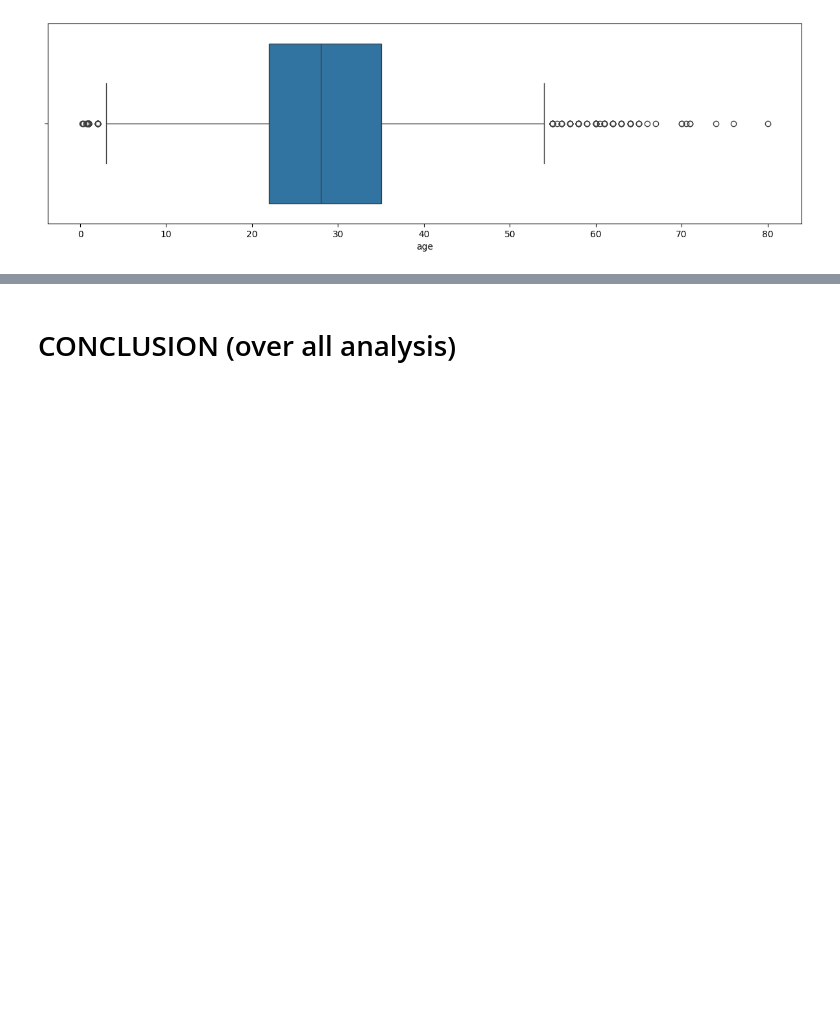
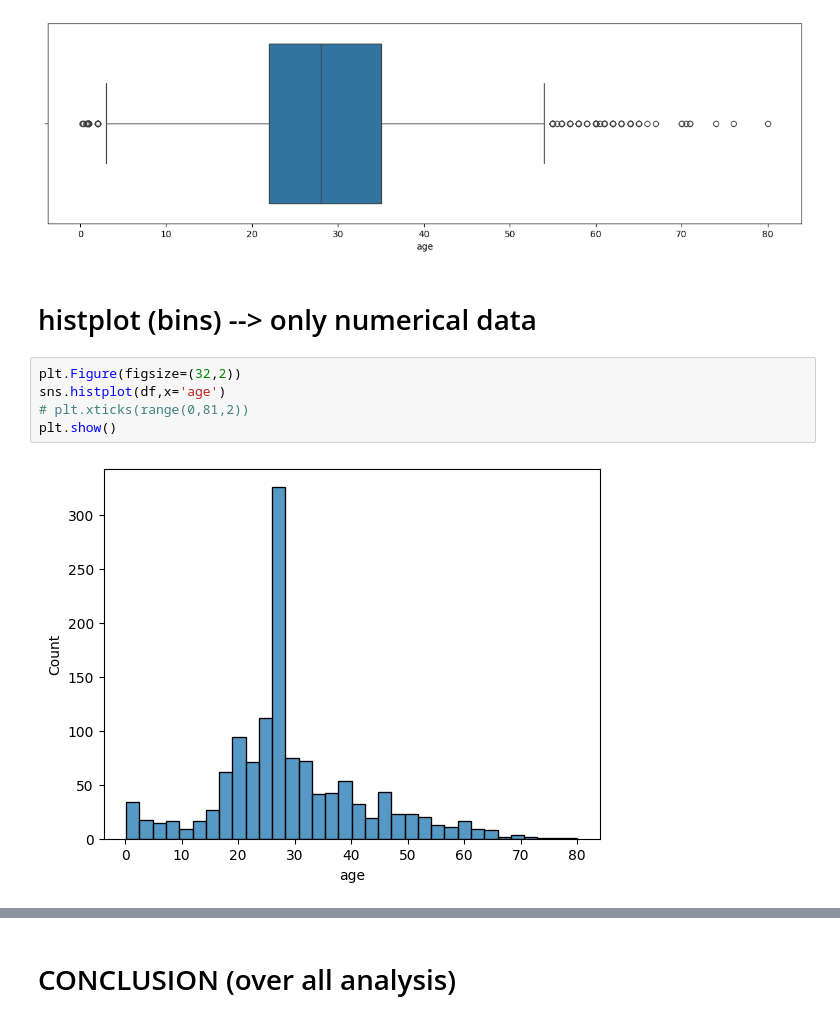
Before and after one commit to Aakashdoraisamy/python-data-science, a Jupyter notebook: Python_Libraries/pandas/titanic.ipynb, the cells around one changed output, grey strips where cells are left out. Drawn from its saved outputs; the diff is of its cells as text; blank space fills up the shorter version.

```diff
--- a/Python_Libraries/pandas/titanic.ipynb
+++ b/Python_Libraries/pandas/titanic.ipynb
@@ -1274,3 +1274,12 @@ plt.show()
 # performe percentail method
 # %% [output]
 [figure]
+# %% [markdown]
+# histplot (bins) --> only numerical data
+# %%
+plt.Figure(figsize=(32,2))
+sns.histplot(df,x='age')
+# plt.xticks(range(0,81,2))
+plt.show()
+# %% [output]
+[figure, added]
```
Also changed, not shown: parts of 9 cells of this notebook.
